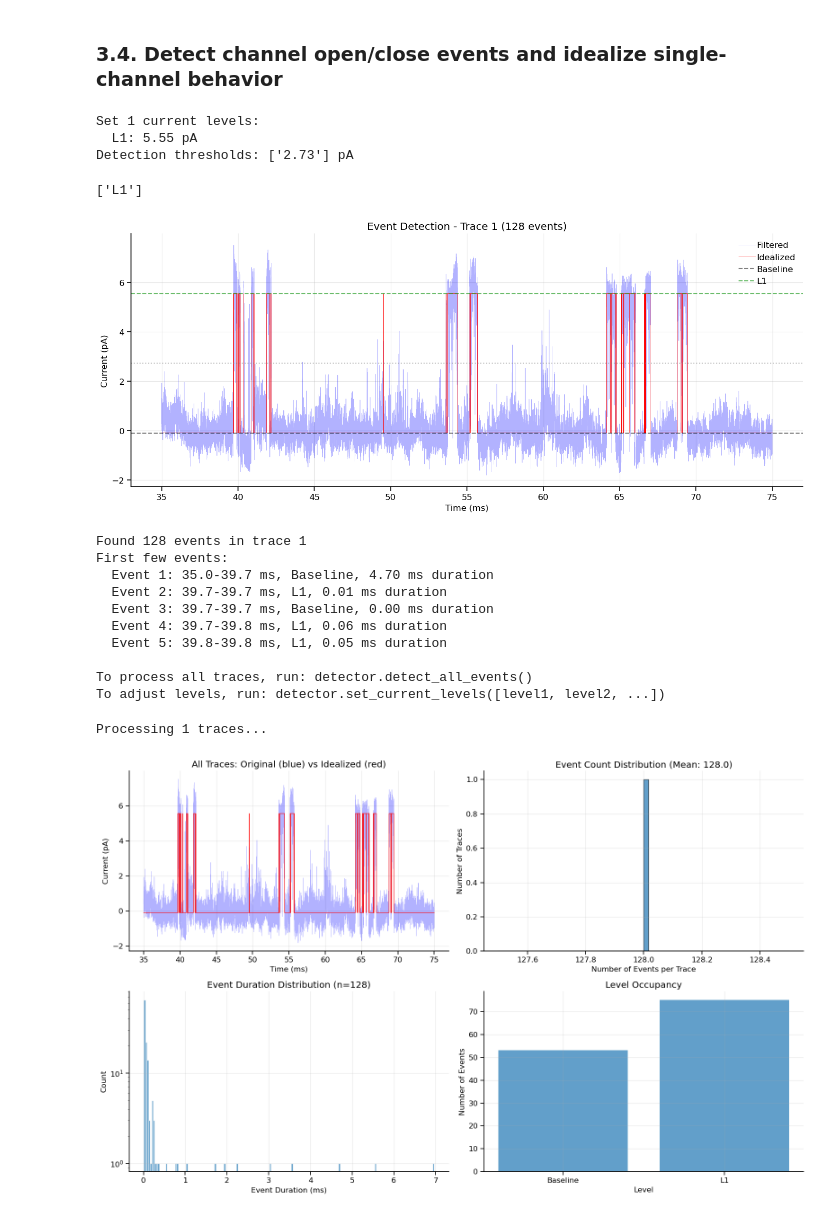
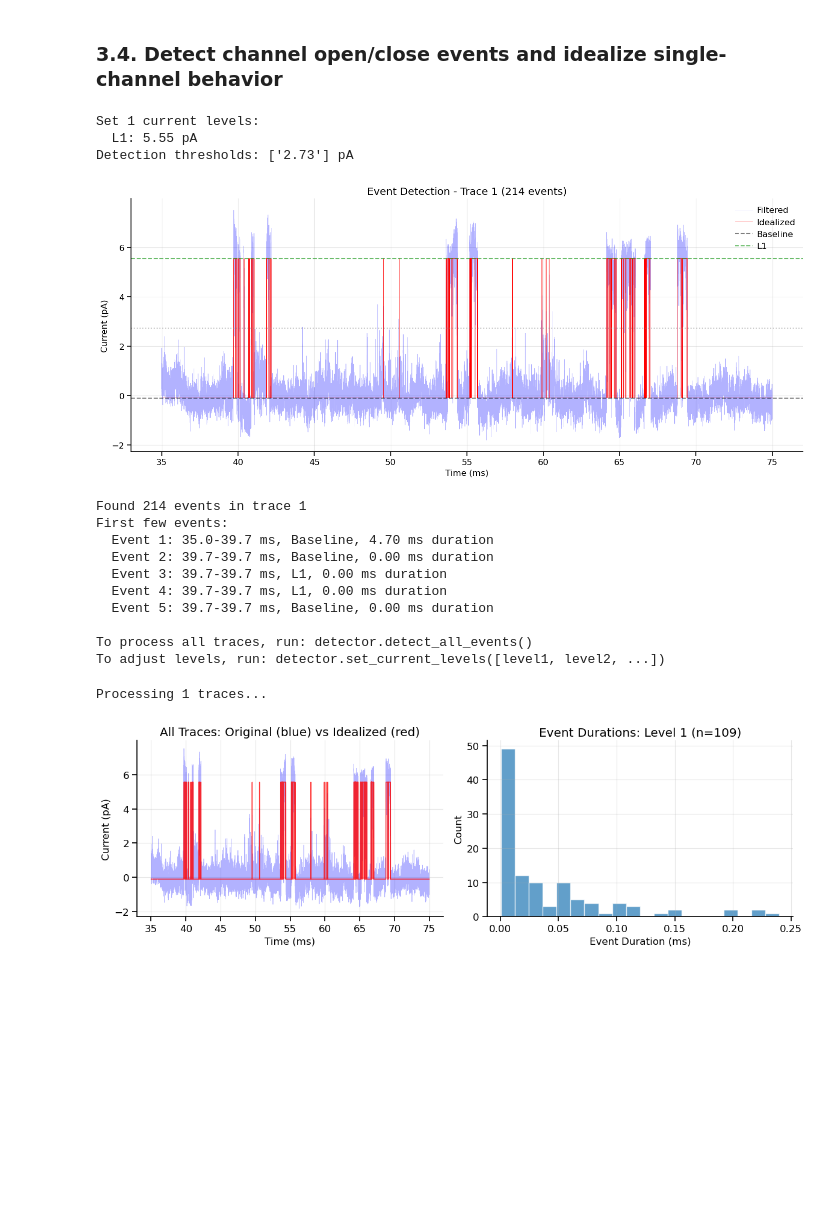
Before and after one commit to argalloni/CSHL_IonChannels2025, a Jupyter notebook: Analysis 9 - Single channels.ipynb, the cells around one changed output. Cells and saved outputs as stored; diff of their text form; code cells hidden in the pictures; blank space fills up the shorter version.

Commit message:
updated single channel analysis

```diff
--- a/Analysis 9 - Single channels.ipynb
+++ b/Analysis 9 - Single channels.ipynb
@@ -178,18 +173,16 @@ detector = MultiLevelEventDetector(filtered_traces, time_seconds, sampling_freq)
 
 detector.baseline_level = baseline_level
 detector.set_current_levels(current_levels_above_baseline)
-detector.level_names
 # %% [output]
 Set 1 current levels:
   L1: 5.55 pA
 Detection thresholds: ['2.73'] pA
-['L1']
 # %%
 # Set detection parameters
-detector.min_event_duration = 1.  # ms - adjust based on your channel kinetics
-detector.hysteresis_factor = 0.15  # Helps with noisy transitions
+detector.min_event_duration = 0.6  # ms - adjust based on your channel kinetics
+detector.hysteresis_factor = 0.15  # Prevent signal noise from causing rapid flickering between levels by adding a small "momentum" to the threshold
 
-# Test on a single trace first
+# Test event detection of the first trace
 events_trace1, idealized_trace1 = detector.detect_events_single_trace(0, plot_result=True)
 
 # ---------------------------------------------------------------------
@@ -205,20 +198,20 @@ if events_trace1:
 print(f"\nTo process all traces, run: detector.detect_all_events()")
 print(f"To adjust levels, run: detector.set_current_levels([level1, level2, ...])")
 # %% [output]
-[figure, old version]
+[figure, new version]
-Found 128 events in trace 1
+Found 214 events in trace 1
 First few events:
   Event 1: 35.0-39.7 ms, Baseline, 4.70 ms duration
-  Event 2: 39.7-39.7 ms, L1, 0.01 ms duration
-  Event 3: 39.7-39.7 ms, Baseline, 0.00 ms duration
-  Event 4: 39.7-39.8 ms, L1, 0.06 ms duration
-  Event 5: 39.8-39.8 ms, L1, 0.05 ms duration
+  Event 2: 39.7-39.7 ms, Baseline, 0.00 ms duration
+  Event 3: 39.7-39.7 ms, L1, 0.00 ms duration
+  Event 4: 39.7-39.7 ms, L1, 0.00 ms duration
+  Event 5: 39.7-39.7 ms, Baseline, 0.00 ms duration
 
 To process all traces, run: detector.detect_all_events()
 To adjust levels, run: detector.set_current_levels([level1, level2, ...])
 # %%
-events_all, idealized_traces = detector.detect_all_events(plot_summary=True, duration_hist_bins='auto')
+events_all, idealized_traces = detector.detect_all_events(plot_summary=True, duration_hist_bins=20)
 # %% [output]
 Processing 1 traces...
-[figure, old version]
+[figure, new version]
 # %%
```
Also changed, not shown: parts of 8 cells of this notebook, 1 other file.
